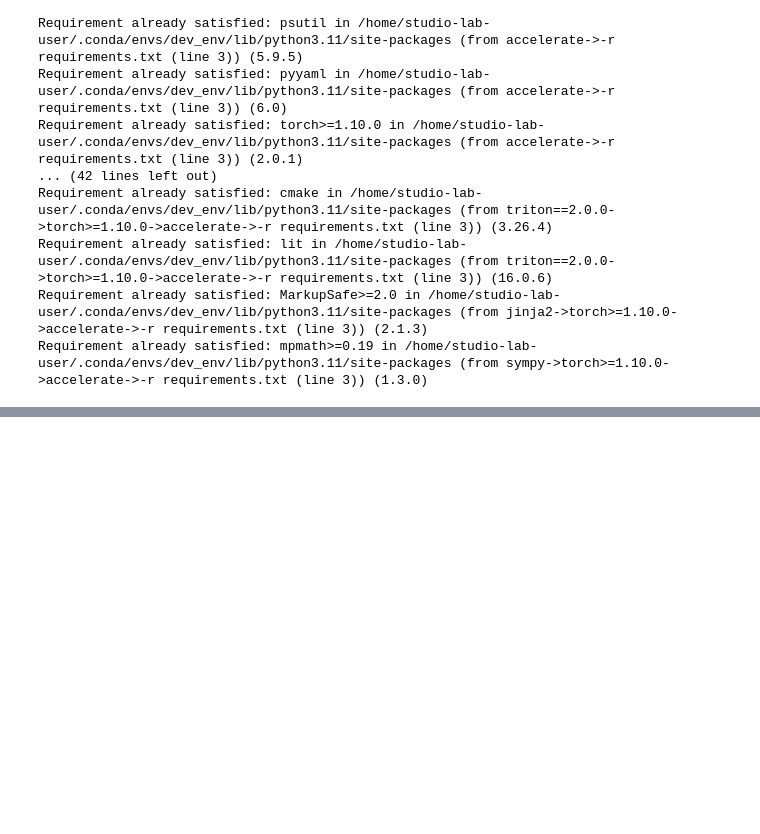
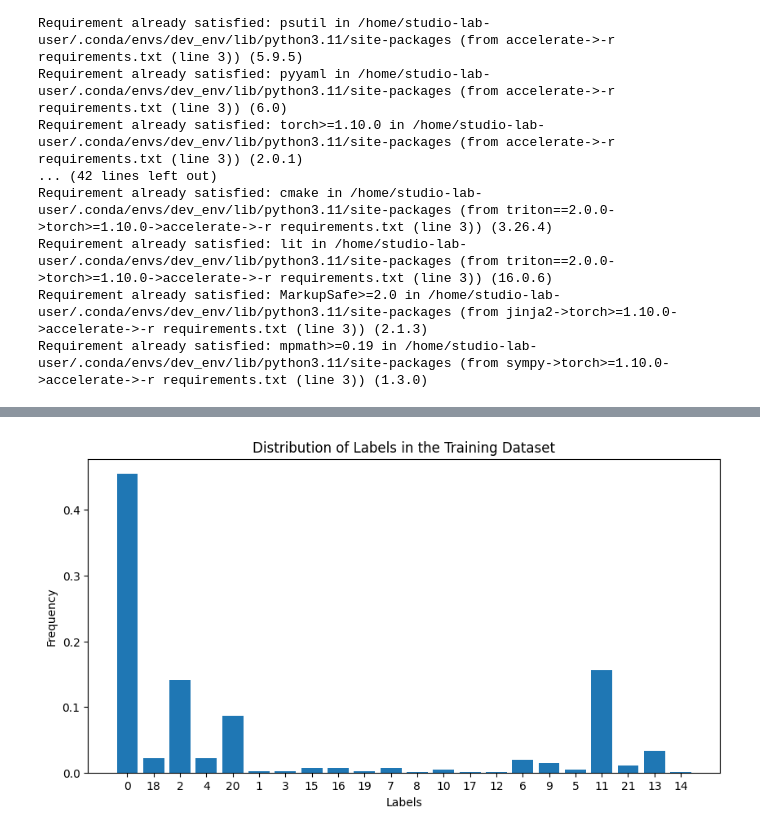
Before and after one commit to Dim10p/relation-extraction-on-financial-documents, a Jupyter notebook: main.ipynb, the cells around one changed output, grey strips where cells are left out. Saved outputs shown, nothing was run; the diff lists cells and outputs as text; code cells hidden in the pictures; blank space fills up the shorter version.

```diff
--- a/main.ipynb
+++ b/main.ipynb
@@ -142,3 +251,23 @@ len(all_train_df)
+# %%
+# Sort the distribution in descending order
+sorted_label_distribution = label_distribution.sort_values(ascending=False)
+
+# Create a figure and a bar plot
+plt.figure(figsize=(10, 5))
+plt.bar(sorted_label_distribution.index, sorted_label_distribution.values)
+
+# Set xticks to have all labels
+plt.xticks(np.arange(0, 22), sorted_label_distribution.index)
+
+# Add labels and title
+plt.xlabel('Labels')
+plt.ylabel('Frequency')
+plt.title('Distribution of Labels in the Training Dataset')
+
+# Display the plot
+plt.show()
+# %% [output]
+[figure, added]
 # %%
 # Check the structure of the training dataset:
 all_train_df
```
Also changed, not shown: parts of 90 cells of this notebook, 3 other files.
